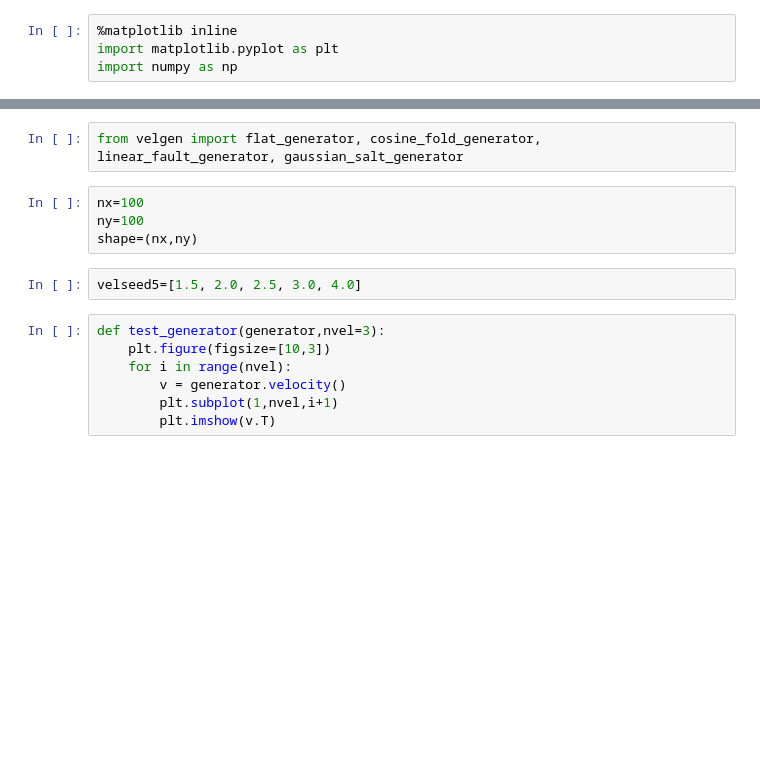
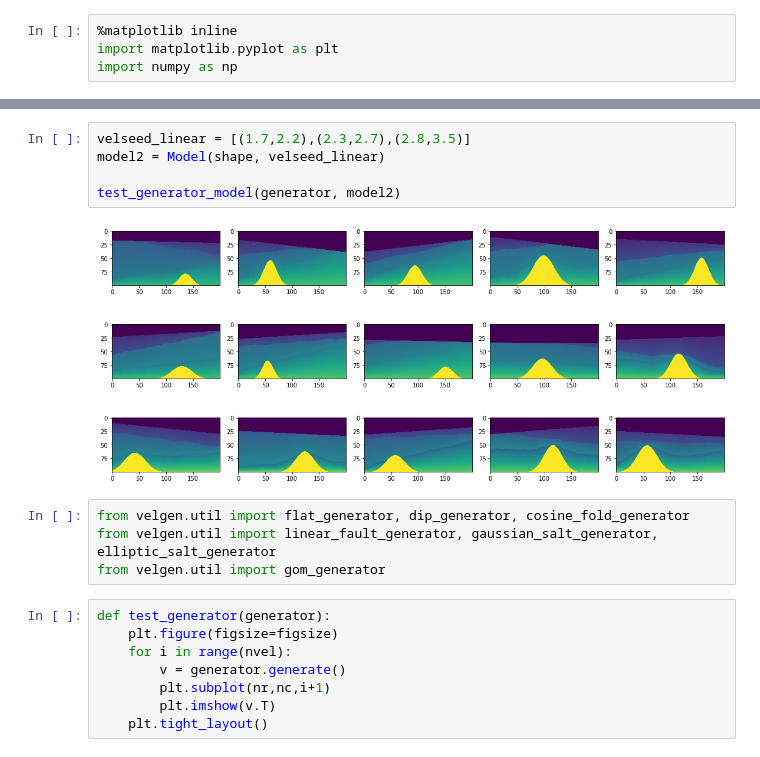
Before and after one commit to pkgpl/RandomVelocityGenerator, a Jupyter notebook: Examples.ipynb, the cells around one changed output, grey strips where cells are left out. Cells and saved outputs as stored; diff of their text form; blank space fills up the shorter version.

```diff
--- a/Examples.ipynb
+++ b/Examples.ipynb
@@ -5,15 +39,19 @@ import numpy as np
+# %%
+velseed_linear = [(1.7,2.2),(2.3,2.7),(2.8,3.5)]
+model2 = Model(shape, velseed_linear)
+
+test_generator_model(generator, model2)
+# %% [output]
+[figure, added]
 # %%
-from velgen import flat_generator, cosine_fold_generator, linear_fault_generator, gaussian_salt_generator
+from velgen.util import flat_generator, dip_generator, cosine_fold_generator
+from velgen.util import linear_fault_generator, gaussian_salt_generator, elliptic_salt_generator
+from velgen.util import gom_generator
-# %%
-nx=100
-ny=100
-shape=(nx,ny)
-# %%
-velseed5=[1.5, 2.0, 2.5, 3.0, 4.0]
 # %%
-def test_generator(generator,nvel=3):
-    plt.figure(figsize=[10,3])
+def test_generator(generator):
+    plt.figure(figsize=figsize)
     for i in range(nvel):
-        v = generator.velocity()
-        plt.subplot(1,nvel,i+1)
+        v = generator.generate()
+        plt.subplot(nr,nc,i+1)
         plt.imshow(v.T)
+    plt.tight_layout()
```
Also changed, not shown: parts of 17 cells of this notebook, 18 other files.
